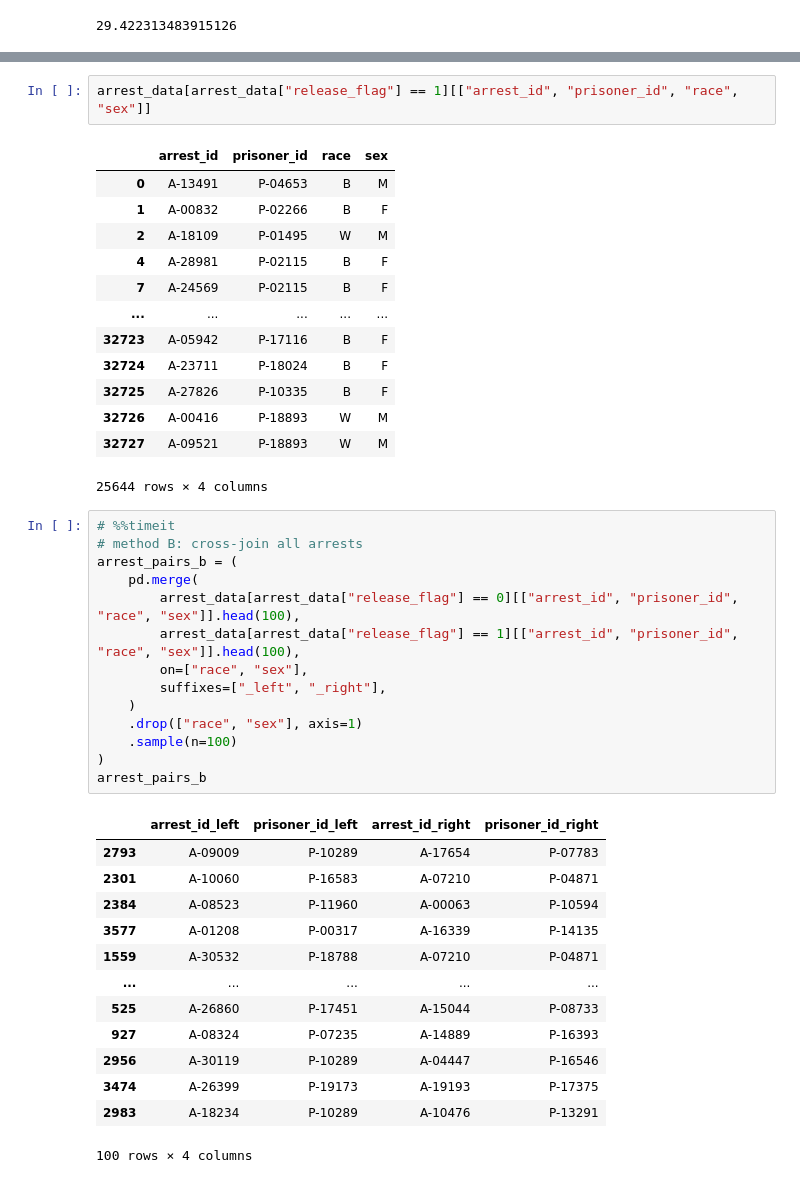
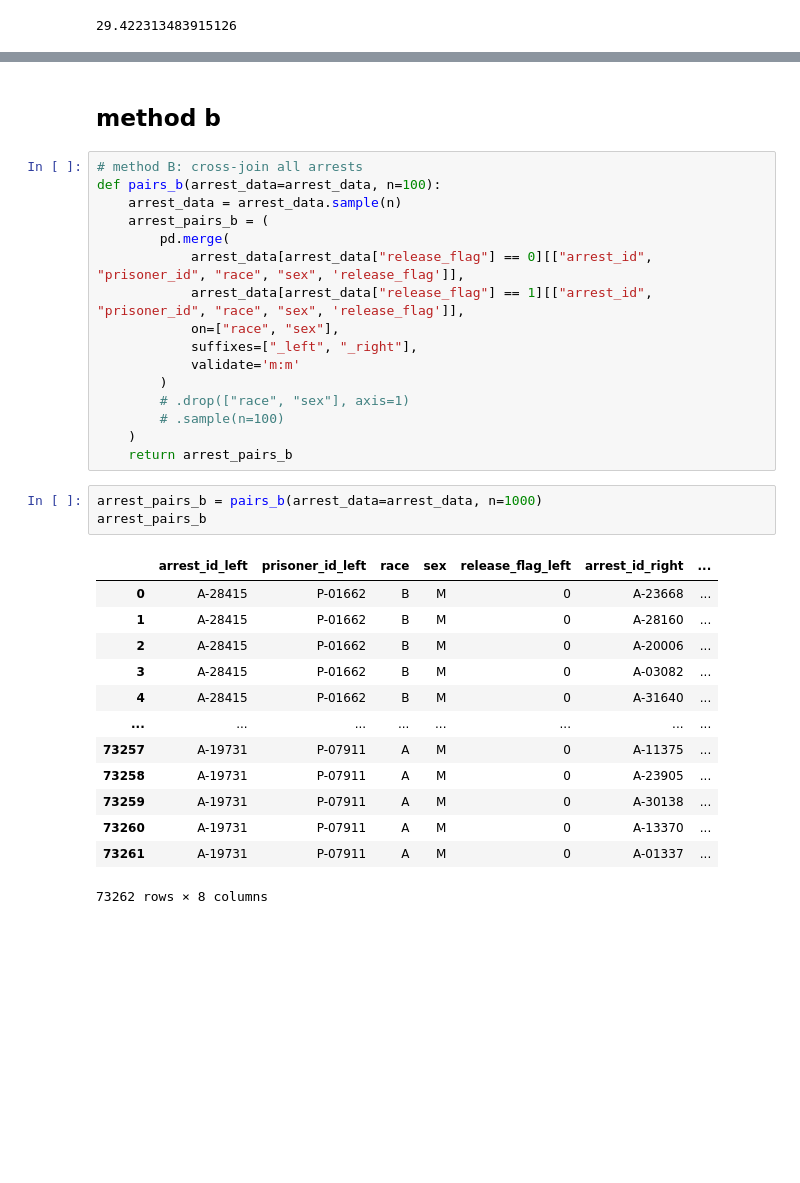
Before and after one commit to m-gaster/UChicago-Problem-Set, a Jupyter notebook: Problem Set 1.ipynb, the cells around one changed output, grey strips where cells are left out. Cells and saved outputs as stored; diff of their text form; blank space fills up the shorter version.

```diff
--- a/Problem Set 1.ipynb
+++ b/Problem Set 1.ipynb
@@ -401,44 +585,35 @@ arrest_pairs_a
-# %%
-arrest_data[arrest_data["release_flag"] == 1][["arrest_id", "prisoner_id", "race", "sex"]]
-# %% [output]
-|  | arrest_id | prisoner_id | race | sex |
-| 0 | A-13491 | P-04653 | B | M |
-| 1 | A-00832 | P-02266 | B | F |
-| 2 | A-18109 | P-01495 | W | M |
-| 4 | A-28981 | P-02115 | B | F |
-| 7 | A-24569 | P-02115 | B | F |
-| ... | ... | ... | ... | ... |
-| 32723 | A-05942 | P-17116 | B | F |
-| 32724 | A-23711 | P-18024 | B | F |
-| 32725 | A-27826 | P-10335 | B | F |
-| 32726 | A-00416 | P-18893 | W | M |
-| 32727 | A-09521 | P-18893 | W | M |
-25644 rows × 4 columns
+# %% [markdown]
+## method b
 # %%
-# %%timeit
 # method B: cross-join all arrests
-arrest_pairs_b = (
-    pd.merge(
-        arrest_data[arrest_data["release_flag"] == 0][["arrest_id", "prisoner_id", "race", "sex"]].head(100),
-        arrest_data[arrest_data["release_flag"] == 1][["arrest_id", "prisoner_id", "race", "sex"]].head(100),
-        on=["race", "sex"],
-        suffixes=["_left", "_right"],
+def pairs_b(arrest_data=arrest_data, n=100):
+    arrest_data = arrest_data.sample(n)
+    arrest_pairs_b = (
+        pd.merge(
+            arrest_data[arrest_data["release_flag"] == 0][["arrest_id", "prisoner_id", "race", "sex", 'release_flag']],
+            arrest_data[arrest_data["release_flag"] == 1][["arrest_id", "prisoner_id", "race", "sex", 'release_flag']],
+            on=["race", "sex"],
+            suffixes=["_left", "_right"],
+            validate='m:m'
+        )
+        # .drop(["race", "sex"], axis=1)
+        # .sample(n=100)
     )
-    .drop(["race", "sex"], axis=1)
-    .sample(n=100)
-)
-arrest_pairs_b
+    return arrest_pairs_b
-# %% [output]
-|  | arrest_id_left | prisoner_id_left | arrest_id_right | prisoner_id_right |
-| 2793 | A-09009 | P-10289 | A-17654 | P-07783 |
-| 2301 | A-10060 | P-16583 | A-07210 | P-04871 |
-| 2384 | A-08523 | P-11960 | A-00063 | P-10594 |
-| 3577 | A-01208 | P-00317 | A-16339 | P-14135 |
-| 1559 | A-30532 | P-18788 | A-07210 | P-04871 |
-| ... | ... | ... | ... | ... |
-| 525 | A-26860 | P-17451 | A-15044 | P-08733 |
-| 927 | A-08324 | P-07235 | A-14889 | P-16393 |
-| 2956 | A-30119 | P-10289 | A-04447 | P-16546 |
-| 3474 | A-26399 | P-19173 | A-19193 | P-17375 |
-| 2983 | A-18234 | P-10289 | A-10476 | P-13291 |
-100 rows × 4 columns
+# %%
+arrest_pairs_b = pairs_b(arrest_data=arrest_data, n=1000)
+arrest_pairs_b
+# %% [output]
+|  | arrest_id_left | prisoner_id_left | race | sex | release_flag_left | arrest_id_right | ... |
+| 0 | A-28415 | P-01662 | B | M | 0 | A-23668 | ... |
+| 1 | A-28415 | P-01662 | B | M | 0 | A-28160 | ... |
+| 2 | A-28415 | P-01662 | B | M | 0 | A-20006 | ... |
+| 3 | A-28415 | P-01662 | B | M | 0 | A-03082 | ... |
+| 4 | A-28415 | P-01662 | B | M | 0 | A-31640 | ... |
+| ... | ... | ... | ... | ... | ... | ... | ... |
+| 73257 | A-19731 | P-07911 | A | M | 0 | A-11375 | ... |
+| 73258 | A-19731 | P-07911 | A | M | 0 | A-23905 | ... |
+| 73259 | A-19731 | P-07911 | A | M | 0 | A-30138 | ... |
+| 73260 | A-19731 | P-07911 | A | M | 0 | A-13370 | ... |
+| 73261 | A-19731 | P-07911 | A | M | 0 | A-01337 | ... |
+73262 rows × 8 columns
```
Also changed, not shown: parts of 48 cells of this notebook, 1 other file.
